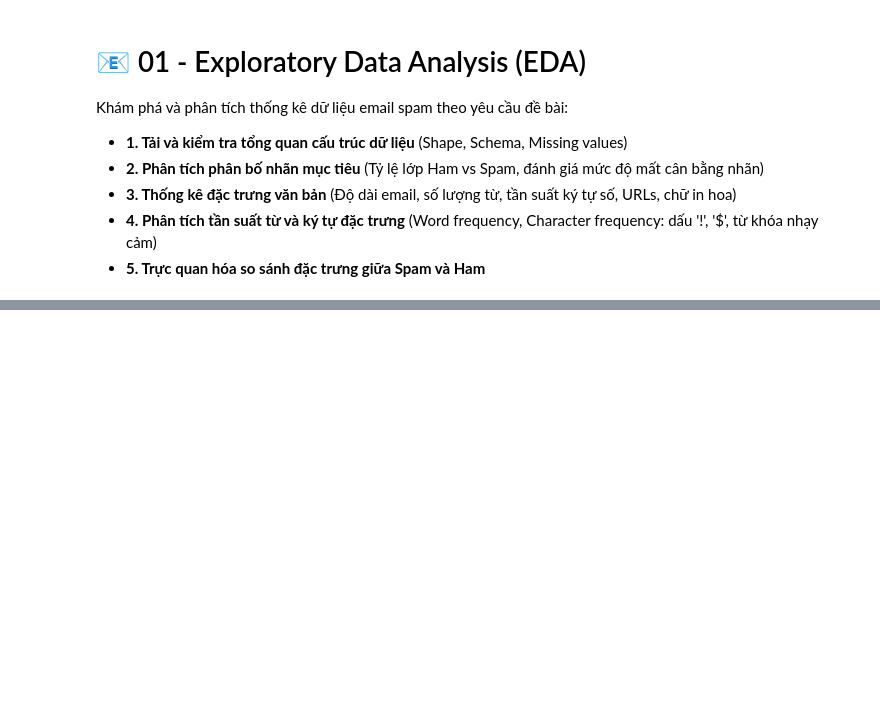
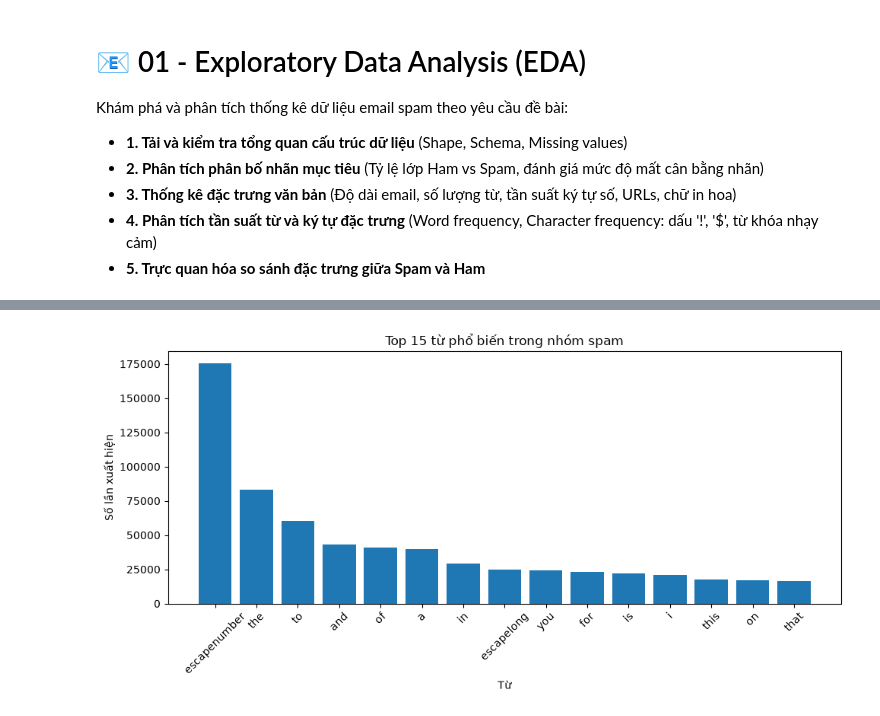
Before and after one commit to iamtien77/spam_classifier, a Jupyter notebook: notebooks/01_eda.ipynb, the cells around one changed output, grey strips where cells are left out. Drawn from its saved outputs; the diff is of its cells as text; code cells hidden in the pictures; blank space fills up the shorter version.

```diff
--- a/notebooks/01_eda.ipynb
+++ b/notebooks/01_eda.ipynb
@@ -56,0 +378,10 @@ pass
+# %%
+import sys
+import importlib
+
+sys.path.insert(0, str(PROJECT_ROOT))
+
+import src.evaluation.visualization as viz
+
+importlib.reload(viz)
+plot_top_words = viz.plot_top_words
@@ -56,0 +394,17 @@ pass
+# %%
+import pandas as pd
+from pathlib import Path
+
+PROJECT_ROOT = Path(
+    r"D:\Machine Learning\SpamClassifier_My_Task1\spam_classifier-main"
+)
+print("Có thư mục src không:", (PROJECT_ROOT / "src").exists())
+
+# Đọc dữ liệu từ package của project
+from src.data.loader import load_raw_data
+
+df = load_raw_data(PROJECT_ROOT / "data" / "raw" / "spam.csv")
+df = pd.DataFrame(df)
+print("Kích thước dữ liệu:", df.shape)
+print("Các cột:", df.columns.tolist())
+display(df.head())
@@ -56,0 +421,10 @@ pass
+# %%
+spam_words = plot_top_words(
+    df,
+    text_col="text",
+    label_col="label",
+    top_n=15,
+    label="spam"
+)
+# %% [output]
+[figure, added]
```
Also changed, not shown: parts of 31 cells of this notebook.
